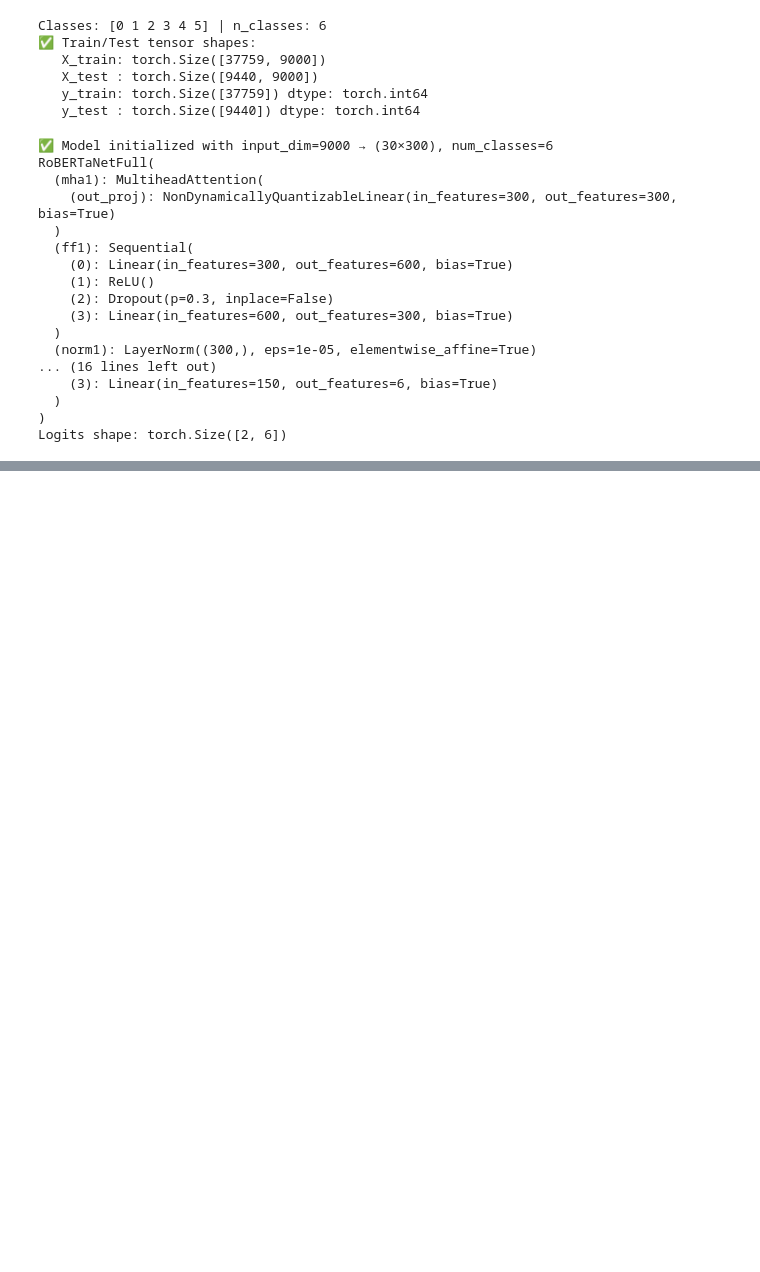
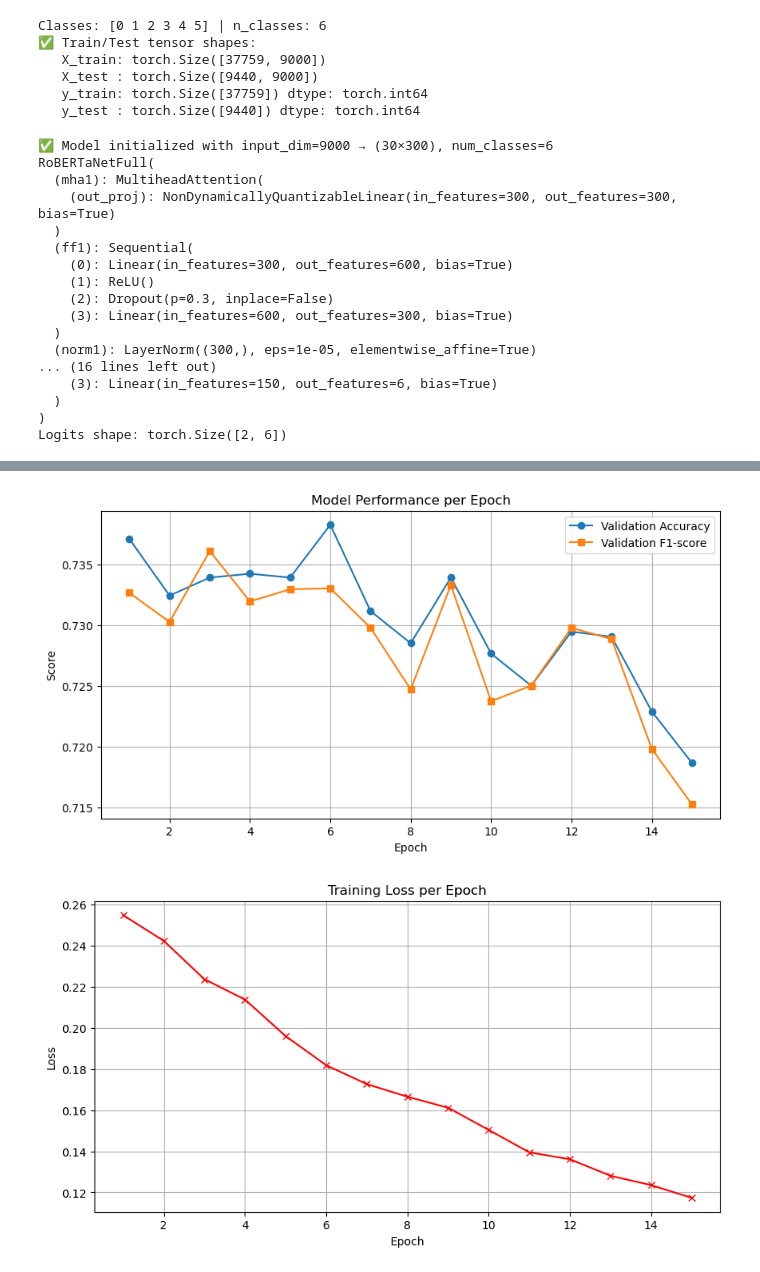
Before and after one commit to krishmonga/cyberbullying-detection, a Jupyter notebook: finalcyber.ipynb, the cells around one changed output, grey strips where cells are left out. Cells and saved outputs as stored; diff of their text form; code cells hidden in the pictures; blank space fills up the shorter version.

Commit message:
changes done still not meet the accuracies

```diff
--- a/finalcyber.ipynb
+++ b/finalcyber.ipynb
@@ -544,0 +464,59 @@ Epoch 15/15 | Train Loss: 0.2619 | Val Acc: 0.7288 | Val F1: 0.7301
+# %%
+# ----------------------------------------------------------
+# 📊 PLOTTING TRAINING METRICS (Accuracy, F1, and Loss)
+# ----------------------------------------------------------
+import matplotlib.pyplot as plt
+
+# Lists to store epoch metrics for plotting
+train_losses = []
+val_accuracies = []
+val_f1s = []
+
+# Retrain loop (with metric logging)
+NUM_EPOCHS = 15
+best_val_f1 = 0.0
+
+for epoch in range(1, NUM_EPOCHS + 1):
+    train_loss = train_one_epoch(model, train_loader)
+    metrics = evaluate(model, test_loader)
+
+    train_losses.append(train_loss)
+    val_accuracies.append(metrics["accuracy"])
+    val_f1s.append(metrics["f1"])
+
+    print(f"Epoch {epoch}/{NUM_EPOCHS} | "
+          f"Train Loss: {train_loss:.4f} | "
+          f"Val Acc: {metrics['accuracy']:.4f} | "
+          f"Val F1: {metrics['f1']:.4f}")
+
+    if metrics["f1"] > best_val_f1:
+        best_val_f1 = metrics["f1"]
+        torch.save(model.state_dict(), "best_robertanet.pth")
+
+print("\n🏁 Training complete.")
+print(f"🔥 Best Validation F1-score: {best_val_f1:.4f}")
+
+# ----------------------------------------------------------
+# 🖼️ PLOT: Accuracy and F1-score per Epoch
+# ----------------------------------------------------------
+plt.figure(figsize=(10,5))
+plt.plot(range(1, NUM_EPOCHS+1), val_accuracies, marker='o', label='Validation Accuracy')
+plt.plot(range(1, NUM_EPOCHS+1), val_f1s, marker='s', label='Validation F1-score')
+plt.title("Model Performance per Epoch")
+plt.xlabel("Epoch")
+plt.ylabel("Score")
+plt.legend()
+plt.grid(True)
+plt.show()
+
+# ----------------------------------------------------------
+# 🖼️ PLOT: Training Loss per Epoch
+# ----------------------------------------------------------
+plt.figure(figsize=(10,5))
+plt.plot(range(1, NUM_EPOCHS+1), train_losses, color='red', marker='x')
+plt.title("Training Loss per Epoch")
+plt.xlabel("Epoch")
+plt.ylabel("Loss")
+plt.grid(True)
+plt.show()
+# %% [output]
@@ -545,3 +541,5 @@ Epoch 15/15 | Train Loss: 0.2619 | Val Acc: 0.7288 | Val F1: 0.7301
+[figure, added]
+[figure, added]
 # %%
 # # Map labels to 2 classes
 # y_train = torch.tensor([0 if l in [0,1,2] else 1 for l in y_train], dtype=torch.long)
```
Also changed, not shown: parts of 12 cells of this notebook, 2 other files.
